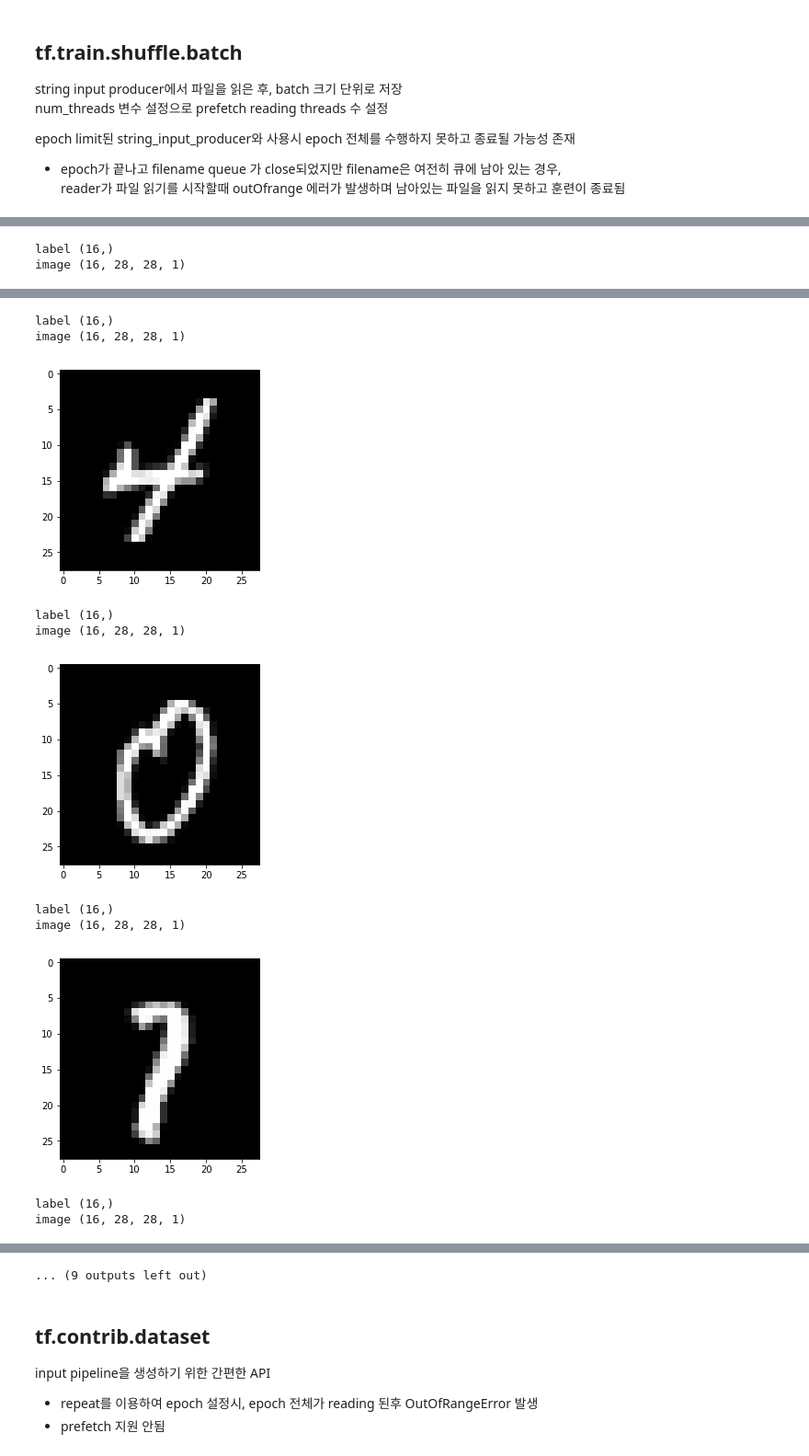
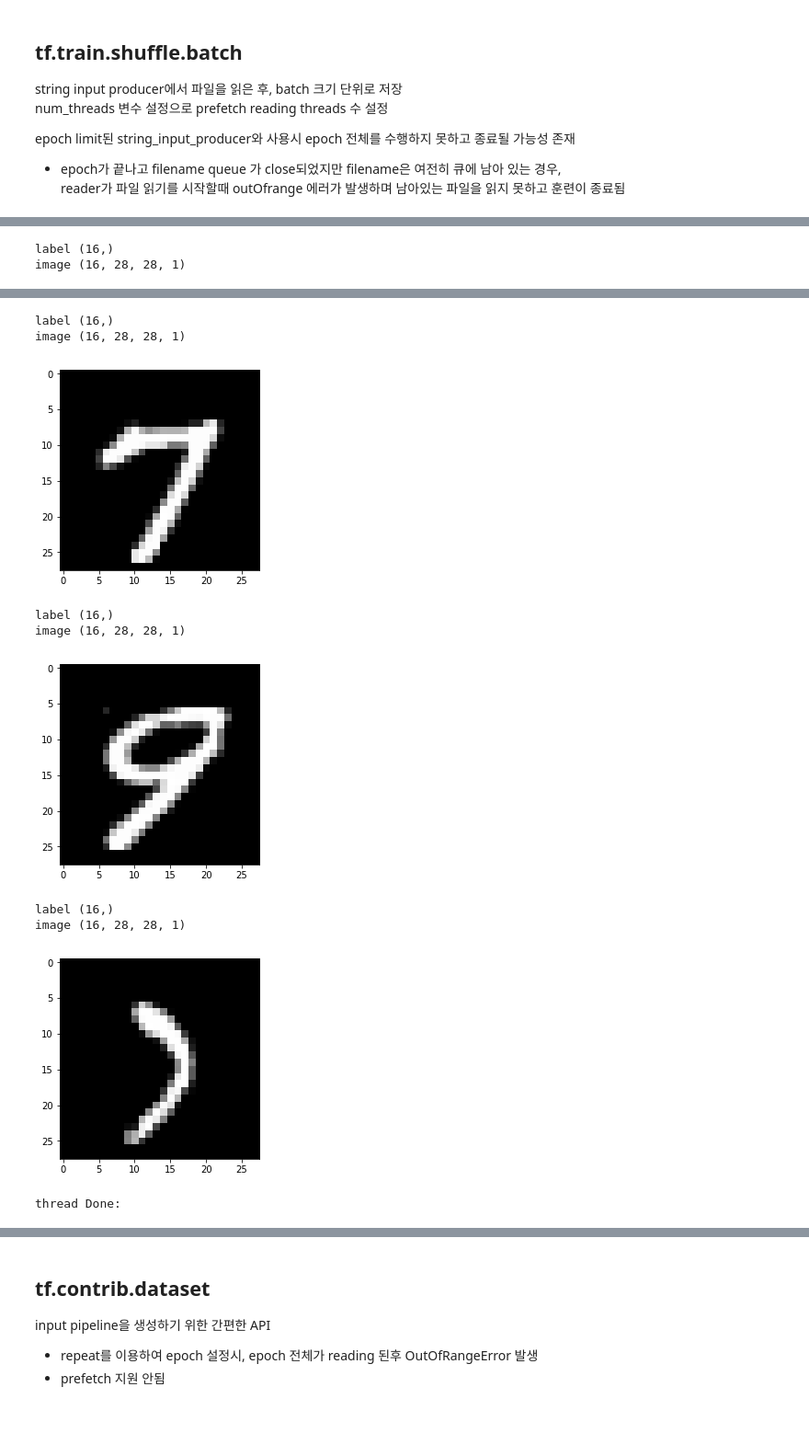
Before and after one commit to dypark86/tf_datapipeline, a Jupyter notebook: CNN_#5_datapipeline_tutorial.ipynb, the cells around one changed output, grey strips where cells are left out. Shown: that part at 92% size. Drawn from its saved outputs; the diff is of its cells as text; code cells hidden in the pictures; blank space fills up the shorter version.

```diff
--- a/CNN_#5_datapipeline_tutorial.ipynb
+++ b/CNN_#5_datapipeline_tutorial.ipynb
@@ -334,9 +334,10 @@ with tf.Session() as sess:
     threads = tf.train.start_queue_runners(sess=sess, coord=coord)
     step = 0
     try:
-        while True:
+        #while True:
+        for i in range(5):
             #read tensorflow object
-            #print (sess.run([key]))
+            print (sess.run([key]))
             step = step + 1
 
     except tf.errors.OutOfRangeError:
@@ -438,7 +443,7 @@ with tf.Session() as sess:
     threads = tf.train.start_queue_runners(sess=sess, coord=coord) #start threads that run the input pipeline
 
     try:
-        for i in range(10):
+        for i in range(5):
             image, label = sess.run([images, labels])
             print ("label", np.shape(label))
             print ("image", np.shape(image))
@@ -468,11 +473,10 @@ image (16, 28, 28, 1)
 label (16,)
 image (16, 28, 28, 1)
-[figure, old version]
+[figure, new version]
 label (16,)
 image (16, 28, 28, 1)
-[figure, old version]
+[figure, new version]
 label (16,)
 image (16, 28, 28, 1)
-[figure, old version]
+[figure, new version]
-label (16,)
-image (16, 28, 28, 1)
+thread Done:
@@ -480,4 +483,3 @@ image (16, 28, 28, 1)
-... (9 outputs left out)
 # %% [markdown]
 ## tf.contrib.dataset
 
```
Also changed, not shown: parts of 3 cells of this notebook.
